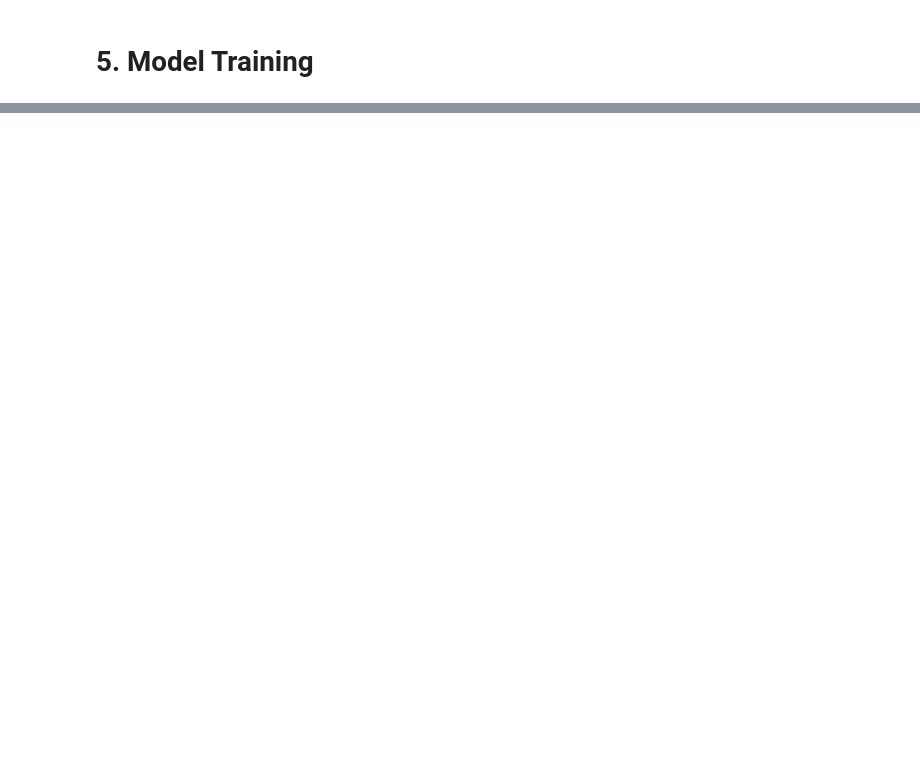
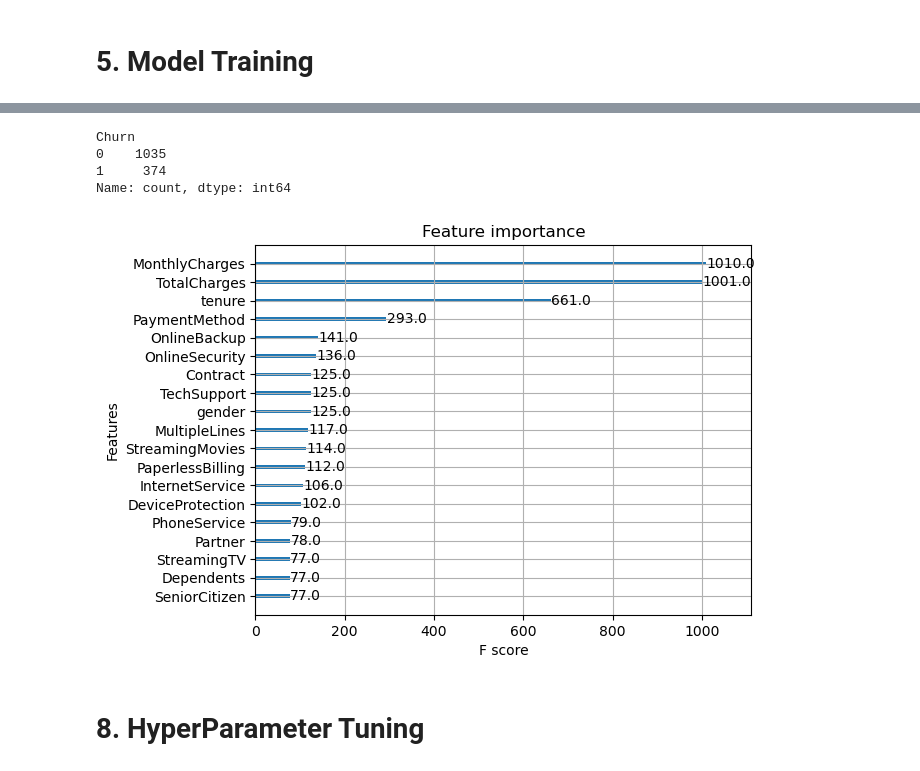
Before and after one commit to charuu2/CustomerChurnPredictor, a Jupyter notebook: churn/CustomerChurnPrediction.ipynb, the cells around one changed output, grey strips where cells are left out. Saved outputs shown, nothing was run; the diff lists cells and outputs as text; code cells hidden in the pictures; blank space fills up the shorter version.

```diff
--- a/churn/CustomerChurnPrediction.ipynb
+++ b/churn/CustomerChurnPrediction.ipynb
@@ -791,25 +630,0 @@ Parameters: { "use_label_encoder" } are not used.
-# %%
-# Get mean absolute SHAP values
-shap_importance = pd.DataFrame({
-    'feature': X_train_resampled.columns,
-    'shap_value': np.abs(shap_values.values).mean(axis=0)
-})
-
-# Sort features by importance
-shap_importance = shap_importance.sort_values(by="shap_value", ascending=False)
-
-# Select top N features (e.g., top 10)
-top_features = shap_importance.head(14)['feature'].tolist()
-print("Top Features Based on SHAP:", top_features)
-
-# Use only selected features for training
-X_train_shap = X_train_resampled[top_features]
-X_test_shap = X_test[top_features]
-
-# Train the model with selected features
-xgb.fit(X_train_shap, y_train_resampled)
-
-# Evaluate performance
-y_pred = xgb.predict(X_test_shap)
-accuracy = accuracy_score(y_test, y_pred)
-print("Model Accuracy after SHAP Feature Selection:", accuracy)
@@ -1032,0 +665,17 @@ AUC-ROC Score: 0.8449
+# %%
+ print(y_test.value_counts())
+# %% [output]
+Churn
+0    1035
+1     374
+Name: count, dtype: int64
+# %%
+from xgboost import plot_importance
+import matplotlib.pyplot as plt
+
+plot_importance(xgb)
+plt.show()
+# %% [output]
+[figure, added]
+# %% [markdown]
+# 8. HyperParameter Tuning
```
Also changed, not shown: parts of 67 cells of this notebook, 14 other files.
